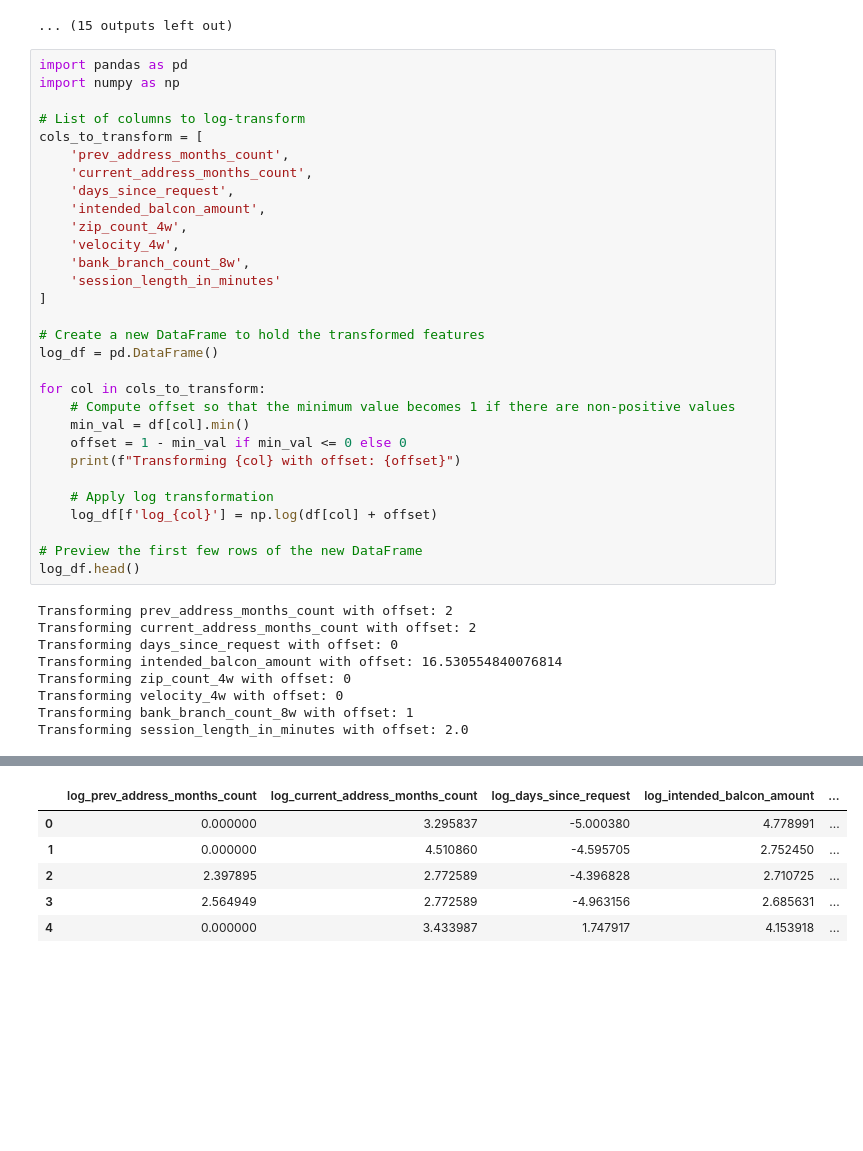
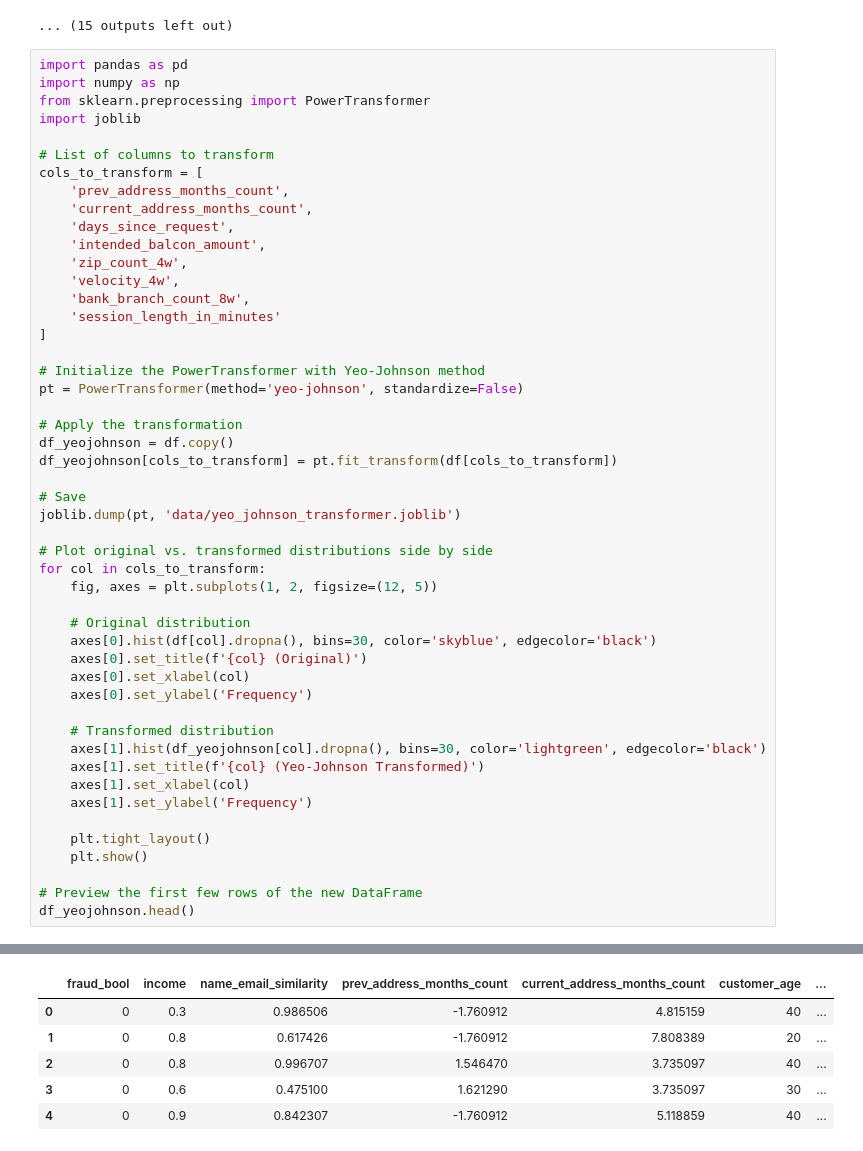
Before and after one commit to ASabale/Project-X, a Jupyter notebook: EDA/Exploratory data analysis.ipynb, the cells around one changed output, grey strips where cells are left out. Drawn from its saved outputs; the diff is of its cells as text; blank space fills up the shorter version.

```diff
--- a/EDA/Exploratory data analysis.ipynb
+++ b/EDA/Exploratory data analysis.ipynb
@@ -132,8 +132,10 @@ for col in numeric_cols:
 # %%
 import pandas as pd
 import numpy as np
+from sklearn.preprocessing import PowerTransformer
+import joblib
 
-# List of columns to log-transform
+# List of columns to transform
 cols_to_transform = [
     'prev_address_months_count',
     'current_address_months_count',
@@ -145,26 +147,35 @@ cols_to_transform = [
     'session_length_in_minutes'
 ]
 
-# Create a new DataFrame to hold the transformed features
-log_df = pd.DataFrame()
+# Initialize the PowerTransformer with Yeo-Johnson method
+pt = PowerTransformer(method='yeo-johnson', standardize=False)
 
+# Apply the transformation
+df_yeojohnson = df.copy()
+df_yeojohnson[cols_to_transform] = pt.fit_transform(df[cols_to_transform])
+
+# Save
+joblib.dump(pt, 'data/yeo_johnson_transformer.joblib')
+
+# Plot original vs. transformed distributions side by side
 for col in cols_to_transform:
-    # Compute offset so that the minimum value becomes 1 if there are non-positive values
-    min_val = df[col].min()
-    offset = 1 - min_val if min_val <= 0 else 0
-    print(f"Transforming {col} with offset: {offset}")
+    fig, axes = plt.subplots(1, 2, figsize=(12, 5))
 
-    # Apply log transformation
-    log_df[f'log_{col}'] = np.log(df[col] + offset)
+    # Original distribution
+    axes[0].hist(df[col].dropna(), bins=30, color='skyblue', edgecolor='black')
+    axes[0].set_title(f'{col} (Original)')
+    axes[0].set_xlabel(col)
+    axes[0].set_ylabel('Frequency')
+
+    # Transformed distribution
+    axes[1].hist(df_yeojohnson[col].dropna(), bins=30, color='lightgreen', edgecolor='black')
+    axes[1].set_title(f'{col} (Yeo-Johnson Transformed)')
+    axes[1].set_xlabel(col)
+    axes[1].set_ylabel('Frequency')
+
+    plt.tight_layout()
+    plt.show()
 
 # Preview the first few rows of the new DataFrame
-log_df.head()
+df_yeojohnson.head()
 # %% [output]
-Transforming prev_address_months_count with offset: 2
-Transforming current_address_months_count with offset: 2
-Transforming days_since_request with offset: 0
-Transforming intended_balcon_amount with offset: 16.530554840076814
-Transforming zip_count_4w with offset: 0
-Transforming velocity_4w with offset: 0
-Transforming bank_branch_count_8w with offset: 1
-Transforming session_length_in_minutes with offset: 2.0
@@ -171,6 +190,6 @@ Transforming session_length_in_minutes with offset: 2.0
-|  | log_prev_address_months_count | log_current_address_months_count | log_days_since_request | log_intended_balcon_amount | ... |
-| 0 | 0.000000 | 3.295837 | -5.000380 | 4.778991 | ... |
-| 1 | 0.000000 | 4.510860 | -4.595705 | 2.752450 | ... |
-| 2 | 2.397895 | 2.772589 | -4.396828 | 2.710725 | ... |
-| 3 | 2.564949 | 2.772589 | -4.963156 | 2.685631 | ... |
-| 4 | 0.000000 | 3.433987 | 1.747917 | 4.153918 | ... |
+|  | fraud_bool | income | name_email_similarity | prev_address_months_count | current_address_months_count | customer_age | ... |
+| 0 | 0 | 0.3 | 0.986506 | -1.760912 | 4.815159 | 40 | ... |
+| 1 | 0 | 0.8 | 0.617426 | -1.760912 | 7.808389 | 20 | ... |
+| 2 | 0 | 0.8 | 0.996707 | 1.546470 | 3.735097 | 40 | ... |
+| 3 | 0 | 0.6 | 0.475100 | 1.621290 | 3.735097 | 30 | ... |
+| 4 | 0 | 0.9 | 0.842307 | -1.760912 | 5.118859 | 40 | ... |
```
Also changed, not shown: parts of 11 cells of this notebook, 1 other file.
